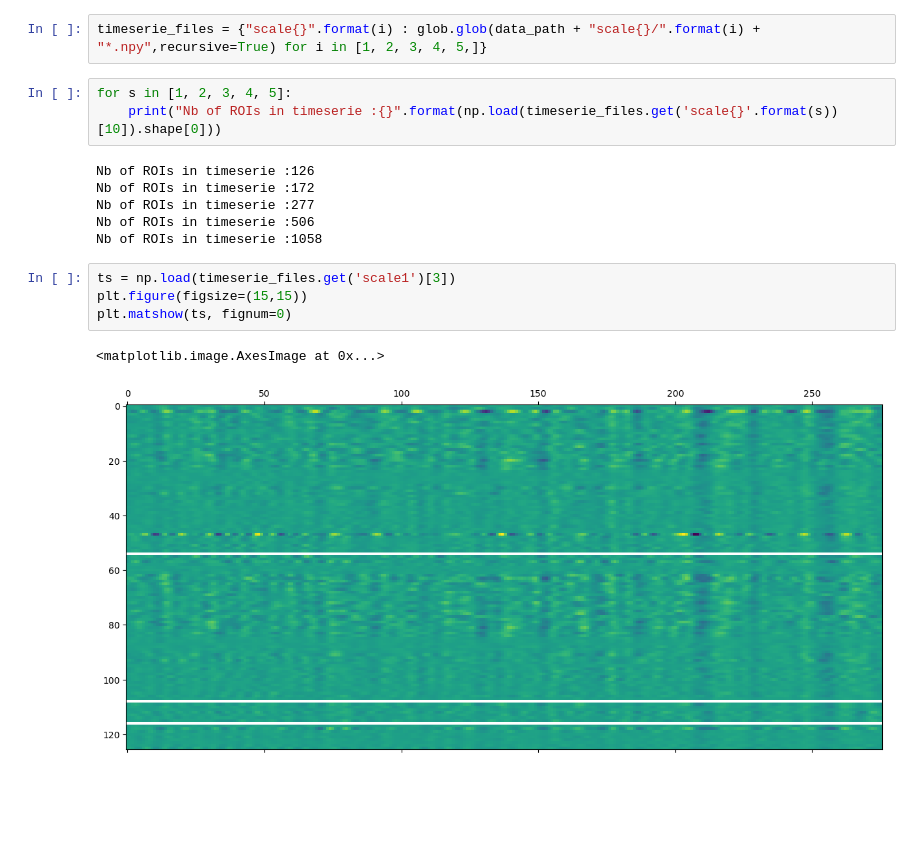
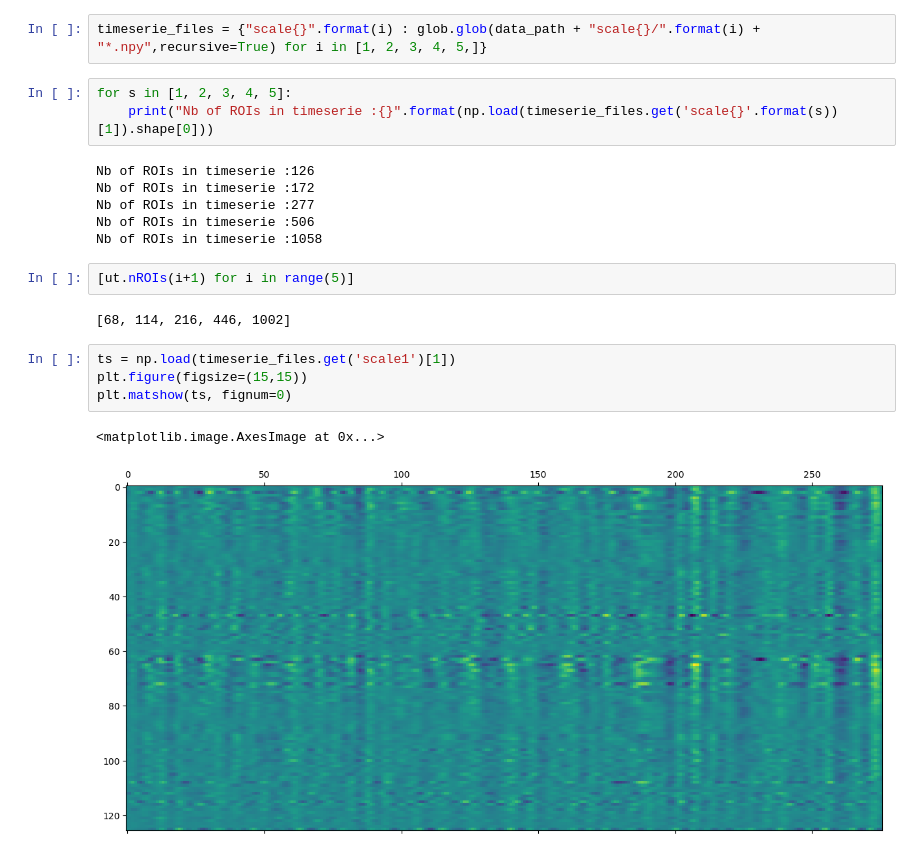
Before and after one commit to hugofluhr/gsp_neuro, a Jupyter notebook: notebooks/timeseries_xplore.ipynb, the cells around one changed output. Cells and saved outputs as stored; diff of their text form; blank space fills up the shorter version.

```diff
--- a/notebooks/timeseries_xplore.ipynb
+++ b/notebooks/timeseries_xplore.ipynb
@@ -8,20 +9,24 @@ data_path = ("/Users/hugofluhr/chuv/data/biopyscho_ctrls_signals/timeseries/")
 timeserie_files = {"scale{}".format(i) : glob.glob(data_path + "scale{}/".format(i) + "*.npy",recursive=True) for i in [1, 2, 3, 4, 5,]}
 # %%
 for s in [1, 2, 3, 4, 5]:
-    print("Nb of ROIs in timeserie :{}".format(np.load(timeserie_files.get('scale{}'.format(s))[10]).shape[0]))
+    print("Nb of ROIs in timeserie :{}".format(np.load(timeserie_files.get('scale{}'.format(s))[1]).shape[0]))
 # %% [output]
 Nb of ROIs in timeserie :126
 Nb of ROIs in timeserie :172
 Nb of ROIs in timeserie :277
 Nb of ROIs in timeserie :506
 Nb of ROIs in timeserie :1058
+# %%
+[ut.nROIs(i+1) for i in range(5)]
+# %% [output]
+[68, 114, 216, 446, 1002]
 # %%
-ts = np.load(timeserie_files.get('scale1')[3])
+ts = np.load(timeserie_files.get('scale1')[1])
 plt.figure(figsize=(15,15))
 plt.matshow(ts, fignum=0)
 # %% [output]
 <matplotlib.image.AxesImage at 0x...>
-[figure, old version]
+[figure, new version]
 # %%
 plt.stem(np.mean(ts, axis=1))
 # %% [output]
```
Also changed, not shown: parts of 3 cells of this notebook, 2 other files.
